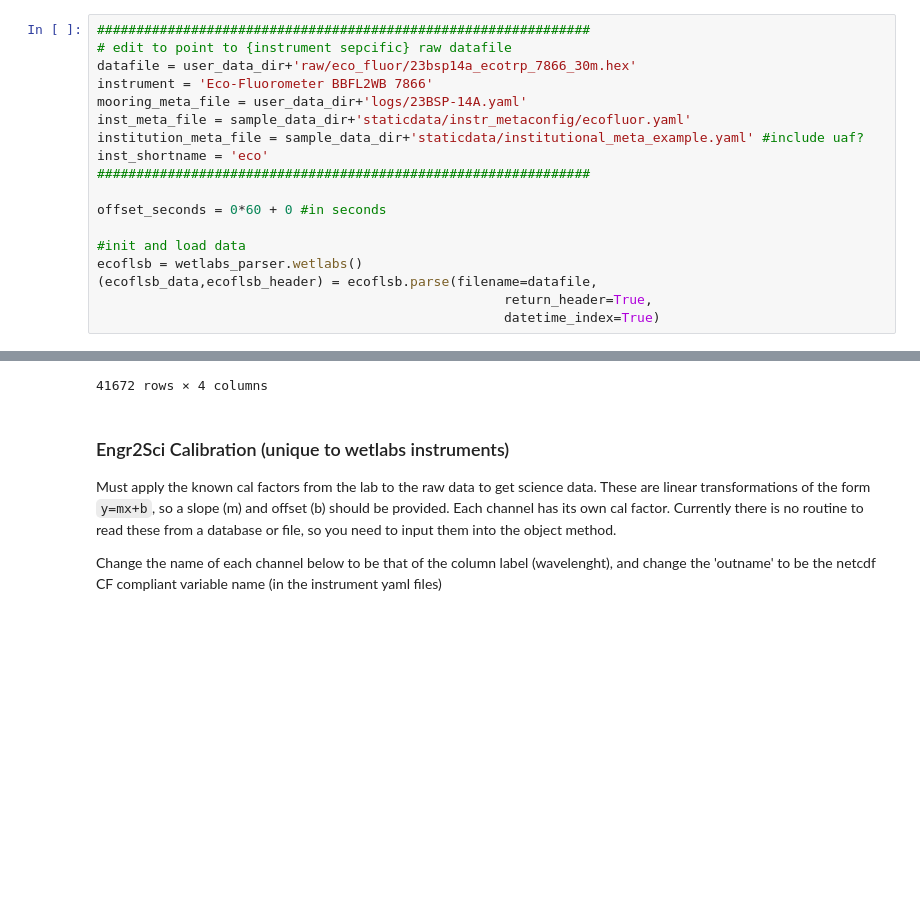
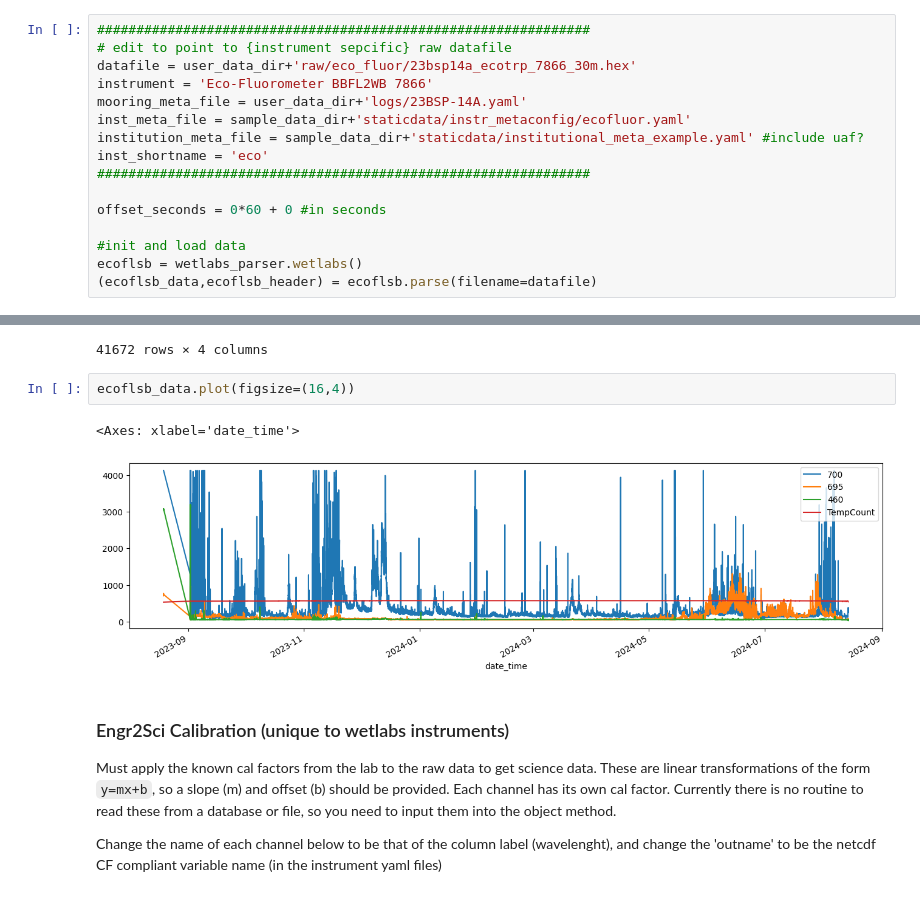
Before and after one commit to NOAA-PMEL/EcoFOCI_FieldOps_Documentation, a Jupyter notebook: DataProcessingDocumentation/2. EcoFOCI_DataProcesssing_Records/moorings/2023/23bsp14a/EcoFOCIpy_23bsp14a_BBFL2WB_7866.ipynb, the cells around one changed output, grey strips where cells are left out. Cells and saved outputs as stored; diff of their text form; blank space fills up the shorter version.

```diff
--- a/DataProcessingDocumentation/2. EcoFOCI_DataProcesssing_Records/moorings/2023/23bsp14a/EcoFOCIpy_23bsp14a_BBFL2WB_7866.ipynb
+++ b/DataProcessingDocumentation/2. EcoFOCI_DataProcesssing_Records/moorings/2023/23bsp14a/EcoFOCIpy_23bsp14a_BBFL2WB_7866.ipynb
@@ -62,9 +62,7 @@ offset_seconds = 0*60 + 0 #in seconds
 
 #init and load data
 ecoflsb = wetlabs_parser.wetlabs()
-(ecoflsb_data,ecoflsb_header) = ecoflsb.parse(filename=datafile,
-                                                    return_header=True,
-                                                    datetime_index=True)
+(ecoflsb_data,ecoflsb_header) = ecoflsb.parse(filename=datafile)
 # %%
 ecoflsb_header
 # %% [output]
@@ -102,6 +100,11 @@ ecoflsb_data
 | 2024-08-14 03:16:36 | 358 | 87 | 41.0 | 545.0 |
 | 2024-08-14 03:16:37 | 377 | 82 | NaN | NaN |
 41672 rows × 4 columns
+# %%
+ecoflsb_data.plot(figsize=(16,4))
+# %% [output]
+<Axes: xlabel='date_time'>
+[figure, added]
 # %% [markdown]
 ### Engr2Sci Calibration (unique to wetlabs instruments)
 
```
Also changed, not shown: 29 other files.
